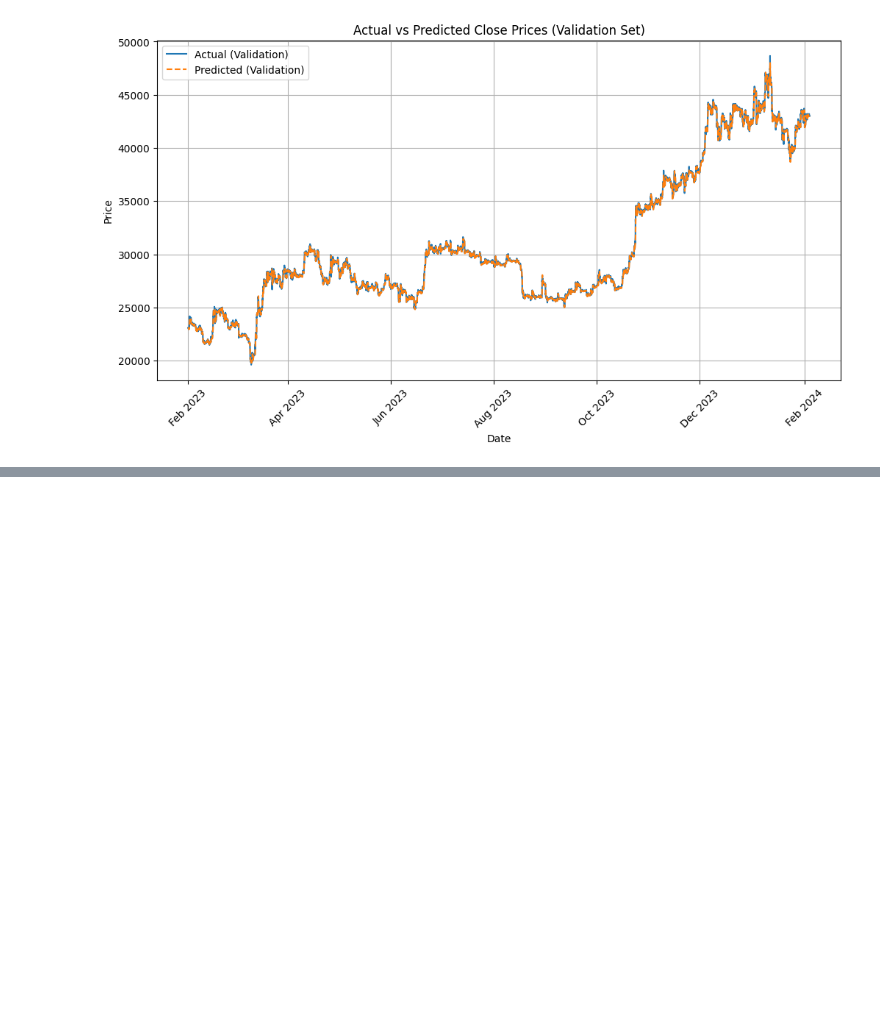
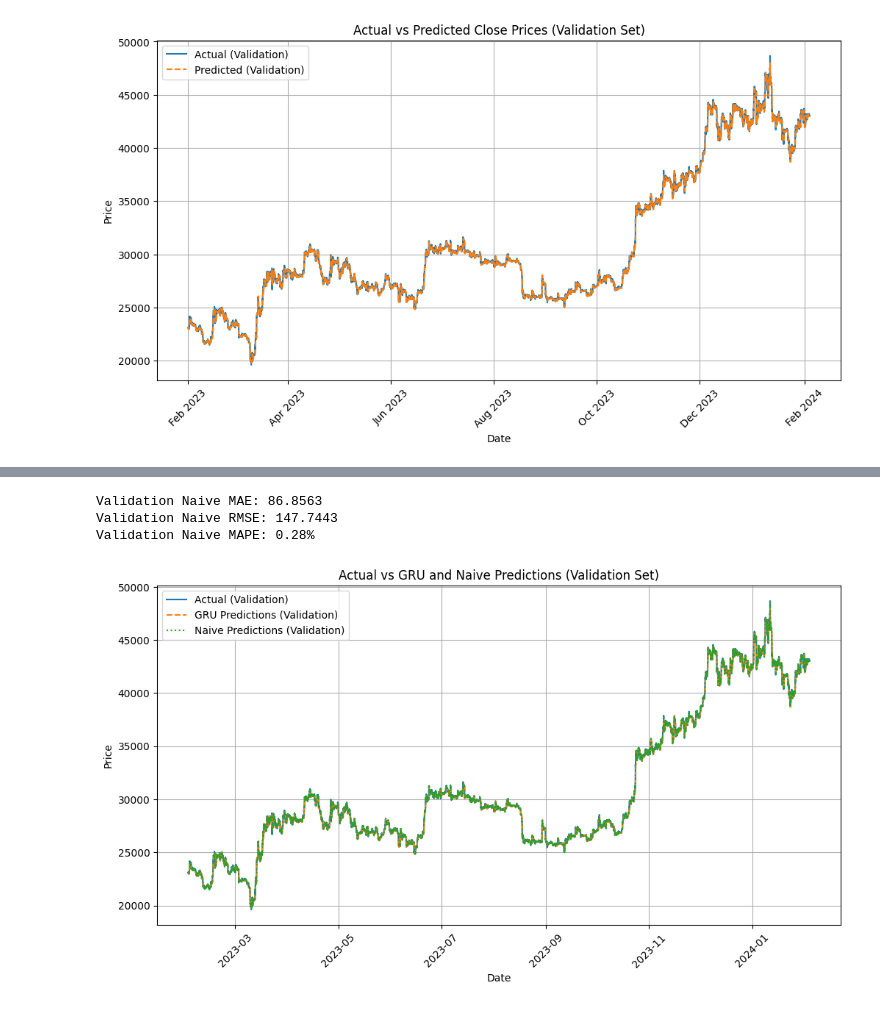
Before and after one commit to alexzheng123/EC331-project, a Jupyter notebook: code/GRU.ipynb, the cells around one changed output, grey strips where cells are left out. Cells and saved outputs as stored; diff of their text form; code cells hidden in the pictures; blank space fills up the shorter version.

Commit message:
naive

```diff
--- a/code/GRU.ipynb
+++ b/code/GRU.ipynb
@@ -311,30 +321,36 @@ plt.show()
 # %%
-# actual_test = test_data['close']
+actual_val = val_data['close']
 
-# # Since sequences start from window_size, align the naive forecast accordingly:
-# naive_predictions = actual_test.iloc[window_size - 1:-1].values
-# actual_values = actual_test.iloc[window_size:].values
+# Since sequences start from window_size, align the naive forecast accordingly:
+naive_predictions = actual_val.iloc[window_size - 1:-1].values
+actual_val_values = actual_val.iloc[window_size:].values
 
-# # Compute error metrics for the naive baseline
-# mae_naive = mean_absolute_error(actual_values, naive_predictions)
-# rmse_naive = sqrt(mean_squared_error(actual_values, naive_predictions))
-# mape_naive = np.mean(np.abs((actual_values - naive_predictions) / actual_values)) * 100
+# Compute error metrics for the naive baseline
+mae_naive = mean_absolute_error(actual_val_values, naive_predictions)
+rmse_naive = sqrt(mean_squared_error(actual_val_values, naive_predictions))
+mape_naive = np.mean(np.abs((actual_val_values - naive_predictions) / actual_val_values)) * 100
 
-# print(f"Naive MAE: {mae_naive:.4f}")
-# print(f"Naive RMSE: {rmse_naive:.4f}")
-# print(f"Naive MAPE: {mape_naive:.2f}%")
+print(f"Validation Naive MAE: {mae_naive:.4f}")
+print(f"Validation Naive RMSE: {rmse_naive:.4f}")
+print(f"Validation Naive MAPE: {mape_naive:.2f}%")
+# %% [output]
+Validation Naive MAE: 86.8563
+Validation Naive RMSE: 147.7443
+Validation Naive MAPE: 0.28%
 # %%
-# # Prepare a date index for plotting (adjusting for the sequence offset)
-# date_index = test_data.index[window_size:]
+# Prepare a date index for plotting (adjusting for the sequence offset)
+date_index = val_data.index[window_size:]
 
-# plt.figure(figsize=(12, 6))
-# plt.plot(date_index, y_test_inverse, label='Actual')
-# plt.plot(date_index, predicted_test_inverse, label='GRU Predictions', linestyle='dashed')
-# plt.plot(date_index, naive_predictions, label='Naive Predictions', linestyle='dotted')
-# plt.title('Actual vs GRU and Naive Predictions')
-# plt.xlabel('Date')
-# plt.ylabel('Price')
-# plt.xticks(rotation=45)
-# plt.legend()
-# plt.grid(True)
-# plt.show()
+plt.figure(figsize=(12, 6))
+plt.plot(date_index, y_val_inverse, label='Actual (Validation)')
+plt.plot(date_index, predicted_val_inverse, label='GRU Predictions (Validation)', linestyle='dashed')
+plt.plot(date_index, naive_predictions, label='Naive Predictions (Validation)', linestyle='dotted')
+plt.title('Actual vs GRU and Naive Predictions (Validation Set)')
+plt.xlabel('Date')
+plt.ylabel('Price')
+plt.xticks(rotation=45)
+plt.legend()
+plt.grid(True)
+plt.show()
+# %% [output]
+[figure, added]
```
Also changed, not shown: parts of 6 cells of this notebook.
